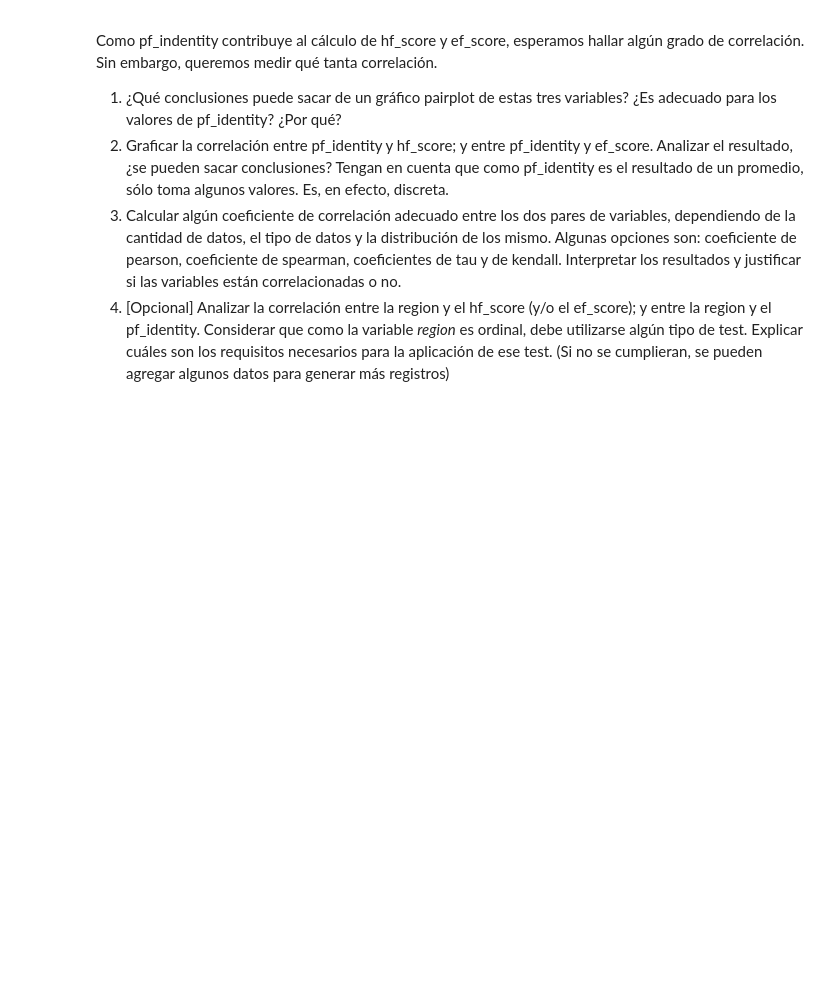
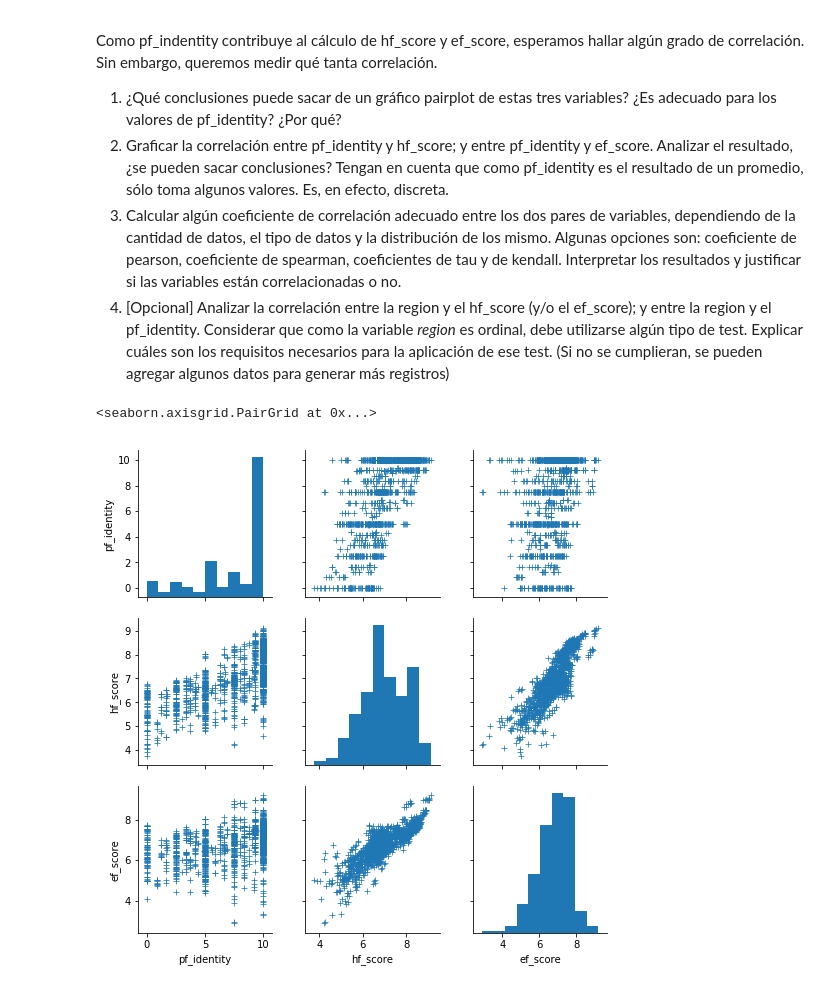
Before and after one commit to mnuclle/diplodatosAnalisisYVisualizacion, a Jupyter notebook: 02_practico_I.ipynb, the cells around one changed output. Cells and saved outputs as stored; diff of their text form; code cells hidden in the pictures; blank space fills up the shorter version.

```diff
--- a/02_practico_I.ipynb
+++ b/02_practico_I.ipynb
@@ -346,3 +357,13 @@ Como pf_indentity contribuye al cálculo de hf_score y ef_score, esperamos halla
 2. Graficar la correlación entre pf_identity y hf_score; y entre pf_identity y ef_score. Analizar el resultado, ¿se pueden sacar conclusiones? Tengan en cuenta que como pf_identity es el resultado de un promedio, sólo toma algunos valores. Es, en efecto, discreta.
 3. Calcular algún coeficiente de correlación adecuado entre los dos pares de variables, dependiendo de la cantidad de datos, el tipo de datos y la distribución de los mismo. Algunas opciones son: coeficiente de pearson, coeficiente de spearman, coeficientes de tau y de kendall. Interpretar los resultados y justificar si las variables están correlacionadas o no.
 4. [Opcional] Analizar la correlación entre la region y el hf_score (y/o el ef_score); y entre la region y el pf_identity. Considerar que como la variable *region* es ordinal, debe utilizarse algún tipo de test. Explicar cuáles son los requisitos necesarios para la aplicación de ese test. (Si no se cumplieran, se pueden agregar algunos datos para generar más registros)
+# %%
+
+seaborn.pairplot(
+    data=dataset[important_cols],
+    vars=['pf_identity', 'hf_score', 'ef_score'],
+
+    markers='+')
+# %% [output]
+<seaborn.axisgrid.PairGrid at 0x...>
+[figure, added]
```
Also changed, not shown: parts of 1 cell of this notebook.
